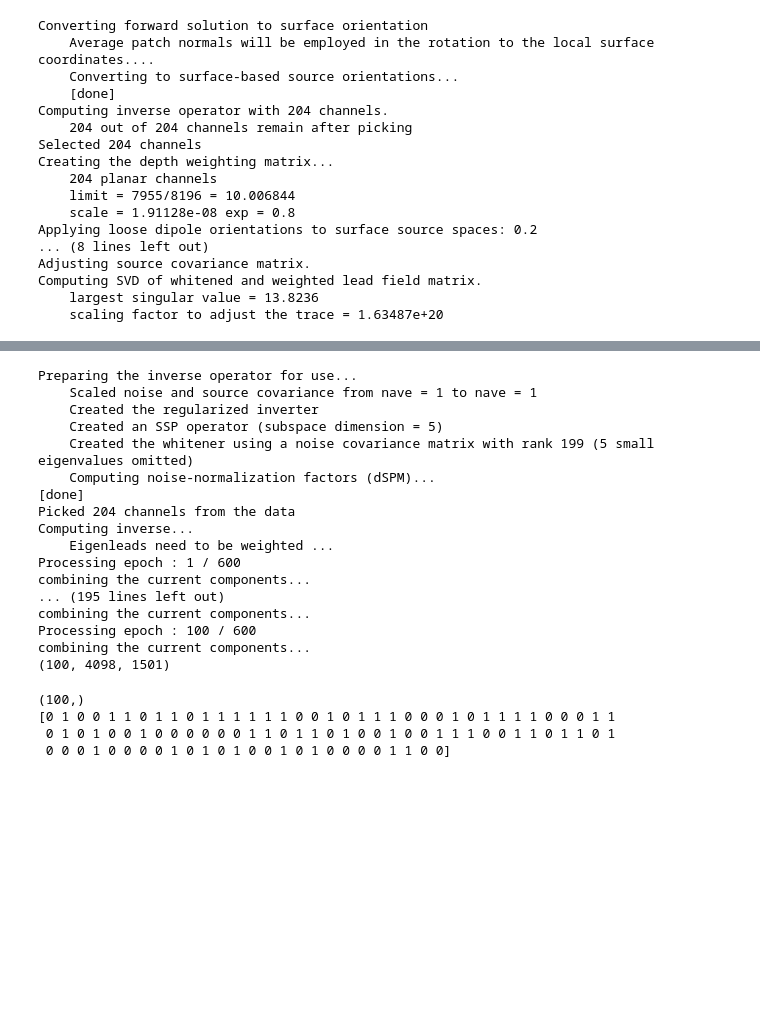
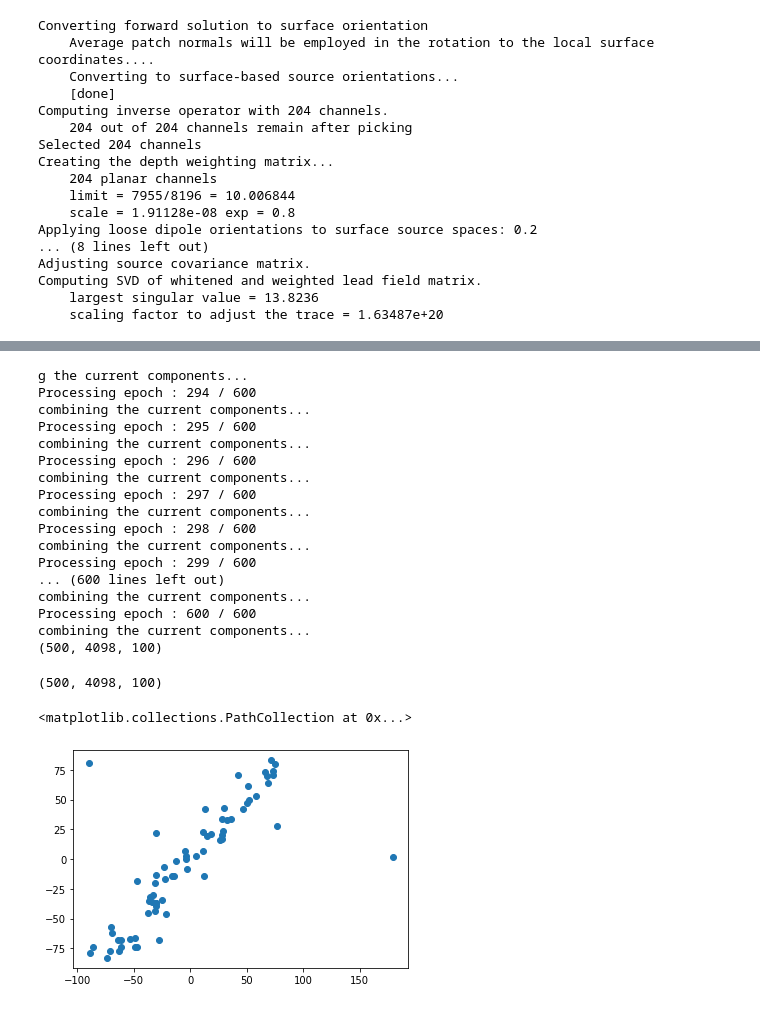
Before and after one commit to hmallen99/honors-thesis, a Jupyter notebook: code/test_ml.ipynb, the cells around one changed output, grey strips where cells are left out. Cells and saved outputs as stored; diff of their text form; code cells hidden in the pictures; blank space fills up the shorter version.

```diff
--- a/code/test_ml.ipynb
+++ b/code/test_ml.ipynb
@@ -72,31 +209,27 @@ Computing SVD of whitened and weighted lead field matrix.
 # %%
-X = np.array([next(stc_epoch).lh_data for i in range(100)])
+X = np.array([next(stc_epoch).crop(-0.2, 0.8).bin(0.01).lh_data for i in range(500)])
+X_test = np.array([next(stc_epoch).crop(-0.2, 0.8).bin(0.01).lh_data for i in range(100)])
+del stc_epoch
 print(X.shape)
 # %% [output]
-Preparing the inverse operator for use...
-    Scaled noise and source covariance from nave = 1 to nave = 1
-    Created the regularized inverter
-    Created an SSP operator (subspace dimension = 5)
-    Created the whitener using a noise covariance matrix with rank 199 (5 small eigenvalues omitted)
-    Computing noise-normalization factors (dSPM)...
-[done]
-Picked 204 channels from the data
-Computing inverse...
-    Eigenleads need to be weighted ...
-Processing epoch : 1 / 600
+g the current components...
+Processing epoch : 294 / 600
 combining the current components...
-... (195 lines left out)
+Processing epoch : 295 / 600
 combining the current components...
-Processing epoch : 100 / 600
+Processing epoch : 296 / 600
 combining the current components...
-(100, 4098, 1501)
+Processing epoch : 297 / 600
+combining the current components...
+Processing epoch : 298 / 600
+combining the current components...
+Processing epoch : 299 / 600
+... (600 lines left out)
+combining the current components...
+Processing epoch : 600 / 600
+combining the current components...
+(500, 4098, 100)
-# %%
-path = "../../../../MEG/Behaviour/07fujita0131/fujita0131_session_20170131T145759_block1_data.mat"
-y = np.array(ml.classify_target_gabors(path))
-print(y.shape)
-print(y)
-# %% [output]
-(100,)
-[0 1 0 0 1 1 0 1 1 0 1 1 1 1 1 1 0 0 1 0 1 1 1 0 0 0 1 0 1 1 1 1 0 0 0 1 1
- 0 1 0 1 0 0 1 0 0 0 0 0 0 1 1 0 1 1 0 1 0 0 1 0 0 1 1 1 0 0 1 1 0 1 1 0 1
- 0 0 0 1 0 0 0 0 1 0 1 0 1 0 0 1 0 1 0 0 0 0 1 1 0 0]
+# %%
+X.shape
+# %% [output]
+(500, 4098, 100)
@@ -103,3 +245,14 @@ print(y)
+# %%
+from scipy.io import loadmat
+
+data = loadmat("../../../../MEG/Behaviour/07fujita0131/fujita0131_session_20170131T145759_block6_data.mat")
+response = data["GabOrSpec"]
+target = data["TargetGabor"]
+
+plt.scatter(response, target)
+# %% [output]
+<matplotlib.collections.PathCollection at 0x...>
+[figure, added]
 # %%
 # prepare a series of classifier applied at each time sample
 clf = make_pipeline(StandardScaler(),  # z-score normalization
```
Also changed, not shown: parts of 20 cells of this notebook, 2 other files.
